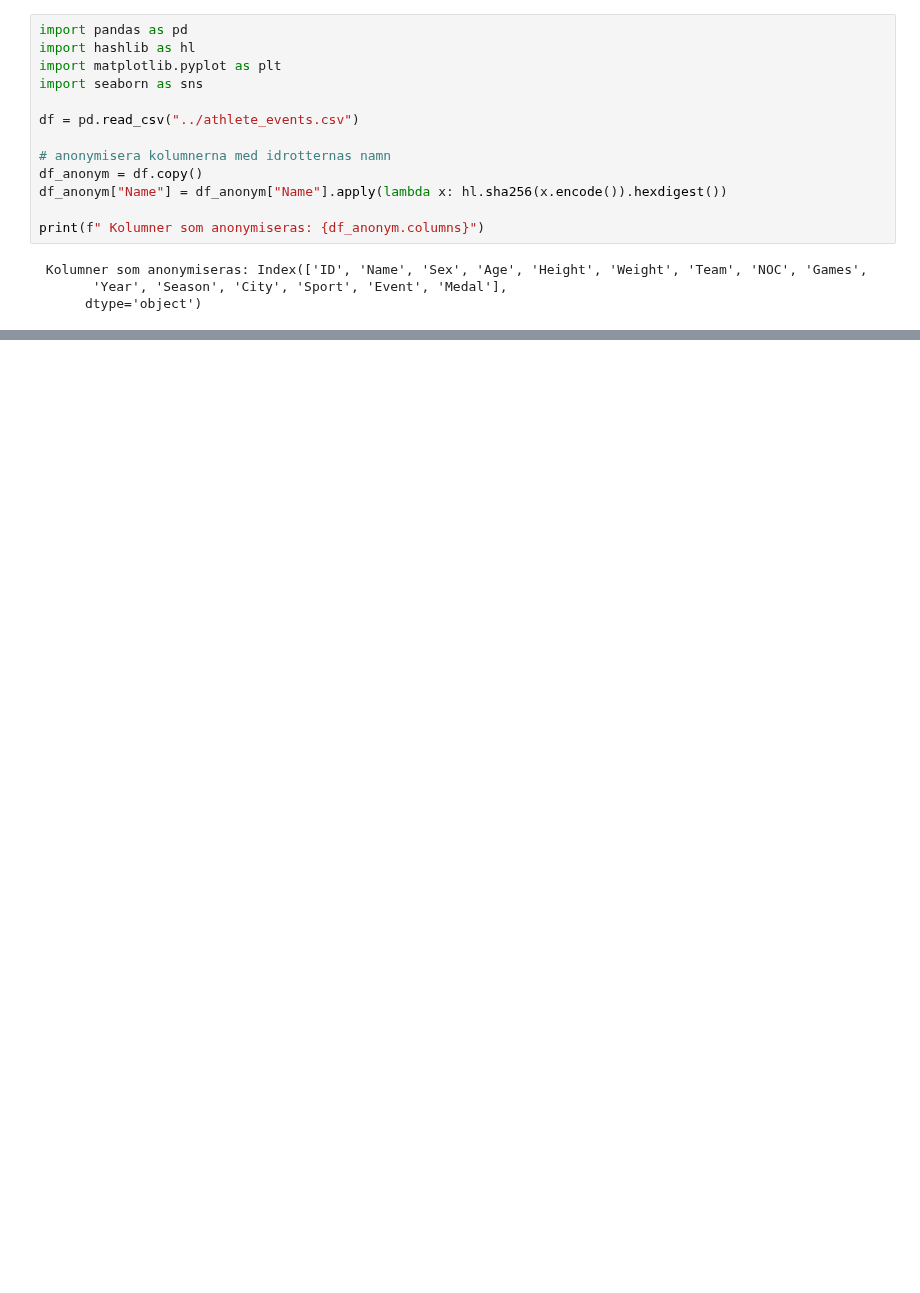
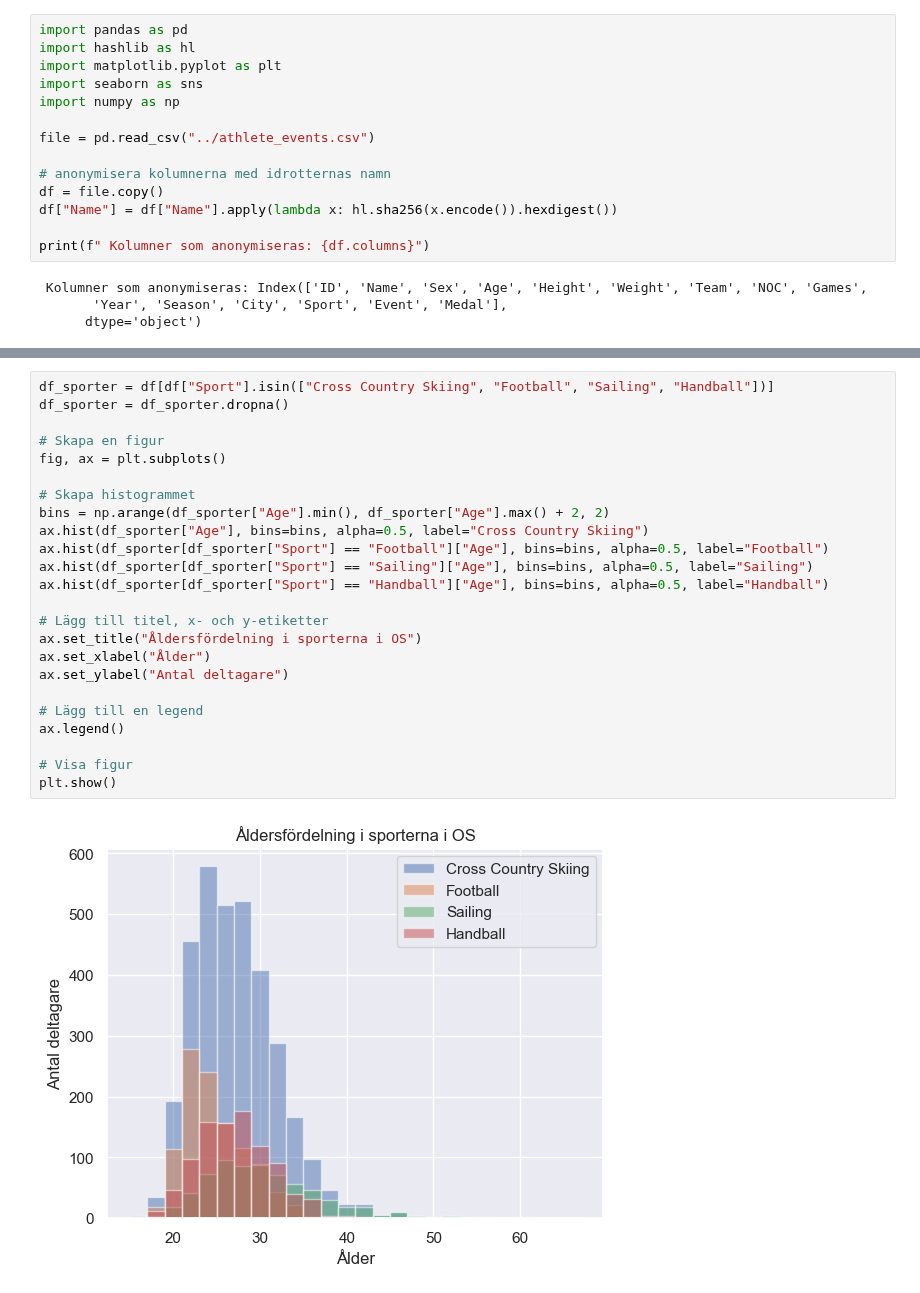
Before and after one commit to n00rp/Project_Olympic, a Jupyter notebook: Individuella filer/individuell_fil_jenny.ipynb, the cells around one changed output, grey strips where cells are left out. Drawn from its saved outputs; the diff is of its cells as text; blank space fills up the shorter version.

```diff
--- a/Individuella filer/individuell_fil_jenny.ipynb
+++ b/Individuella filer/individuell_fil_jenny.ipynb
@@ -3,14 +3,15 @@ import pandas as pd
 import hashlib as hl
 import matplotlib.pyplot as plt
 import seaborn as sns
+import numpy as np
 
-df = pd.read_csv("../athlete_events.csv")
+file = pd.read_csv("../athlete_events.csv")
 
 # anonymisera kolumnerna med idrotternas namn
-df_anonym = df.copy()
-df_anonym["Name"] = df_anonym["Name"].apply(lambda x: hl.sha256(x.encode()).hexdigest())
+df = file.copy()
+df["Name"] = df["Name"].apply(lambda x: hl.sha256(x.encode()).hexdigest())
 
-print(f" Kolumner som anonymiseras: {df_anonym.columns}")
+print(f" Kolumner som anonymiseras: {df.columns}")
 # %% [output]
  Kolumner som anonymiseras: Index(['ID', 'Name', 'Sex', 'Age', 'Height', 'Weight', 'Team', 'NOC', 'Games',
        'Year', 'Season', 'City', 'Sport', 'Event', 'Medal'],
@@ -129,3 +130,29 @@ plt.ylabel("Antal deltagare")
 plt.show()
 # %% [output]
 [figure]
+# %%
+df_sporter = df[df["Sport"].isin(["Cross Country Skiing", "Football", "Sailing", "Handball"])]
+df_sporter = df_sporter.dropna()
+
+# Skapa en figur
+fig, ax = plt.subplots()
+
+# Skapa histogrammet
+bins = np.arange(df_sporter["Age"].min(), df_sporter["Age"].max() + 2, 2)
+ax.hist(df_sporter["Age"], bins=bins, alpha=0.5, label="Cross Country Skiing")
+ax.hist(df_sporter[df_sporter["Sport"] == "Football"]["Age"], bins=bins, alpha=0.5, label="Football")
+ax.hist(df_sporter[df_sporter["Sport"] == "Sailing"]["Age"], bins=bins, alpha=0.5, label="Sailing")
+ax.hist(df_sporter[df_sporter["Sport"] == "Handball"]["Age"], bins=bins, alpha=0.5, label="Handball")
+
+# Lägg till titel, x- och y-etiketter
+ax.set_title("Åldersfördelning i sporterna i OS")
+ax.set_xlabel("Ålder")
+ax.set_ylabel("Antal deltagare")
+
+# Lägg till en legend
+ax.legend()
+
+# Visa figur
+plt.show()
+# %% [output]
+[figure, added]
```
Also changed, not shown: parts of 6 cells of this notebook, 1 other file.
